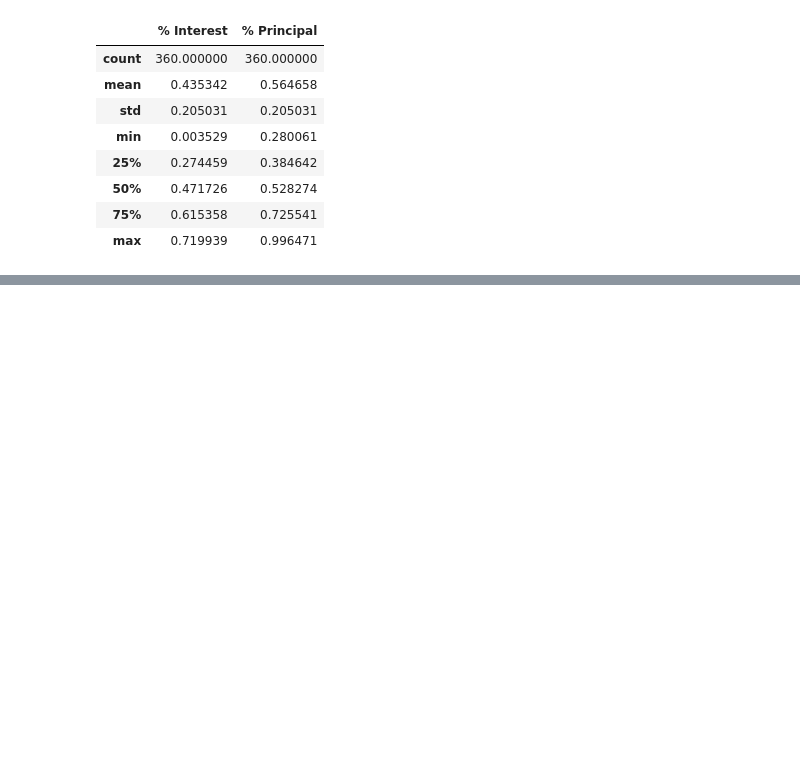
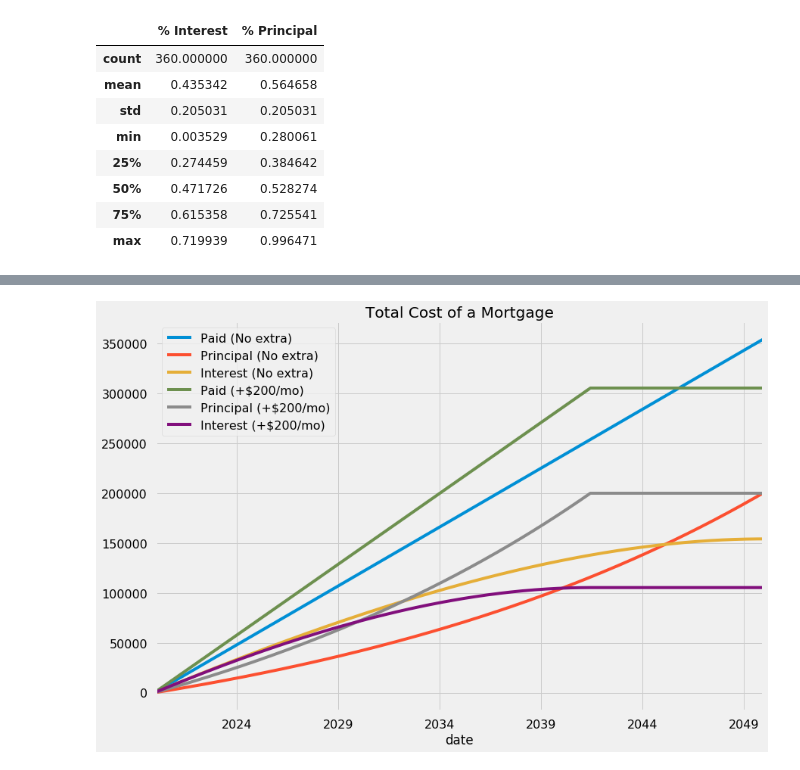
Before and after one commit to ncatranis/housing_analysis, a Jupyter notebook: single_home_analysis.ipynb, the cells around one changed output, grey strips where cells are left out. Drawn from its saved outputs; the diff is of its cells as text; code cells hidden in the pictures; blank space fills up the shorter version.

Commit message:
Support for extra principal in fixed rate mortgage payments

```diff
--- a/single_home_analysis.ipynb
+++ b/single_home_analysis.ipynb
@@ -32,0 +35,3 @@ style.use('fivethirtyeight')
+# %%
+extra_pay_mortgage = DownPayableFixedRateMortgage(interest, purchase_price, down_payment_pct,
+                                                  start, months, extra_payment=200)
@@ -88,3 +107,22 @@ data[['% Interest', '% Principal']].describe()
+# %%
+data = my_mortgage.get_data().copy()
+data2 = extra_pay_mortgage.get_data().copy()
+df = pd.DataFrame()
+df['month'] = data['month']
+df['date'] = data['date']
+df['Paid (No extra)'] = data['total_principal'] + data['total_interest']
+df['Principal (No extra)'] = data['total_principal']
+df['Interest (No extra)'] = data['total_interest']
+df['Paid (+$200/mo)'] = data2['total_principal'] + data2['total_extra_principal'] + data2['total_interest']
+df['Principal (+$200/mo)'] = data2['total_principal'] + data2['total_extra_principal']
+df['Interest (+$200/mo)'] = data2['total_interest']
+
+ax = df.plot(kind='line', x='date', y=['Paid (No extra)', 'Principal (No extra)', 'Interest (No extra)',
+                                       'Paid (+$200/mo)', 'Principal (+$200/mo)', 'Interest (+$200/mo)'],
+              title='Total Cost of a Mortgage')
+plt.show()
+# %% [output]
+[figure, added]
 # %%
 %%markdown
 
```
Also changed, not shown: parts of 36 cells of this notebook, 2 other files.
